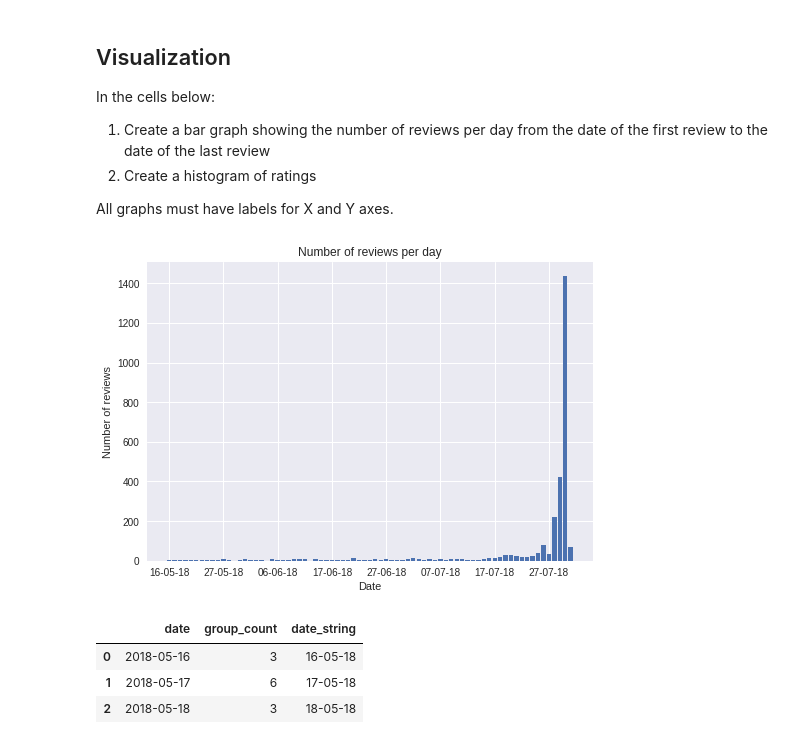
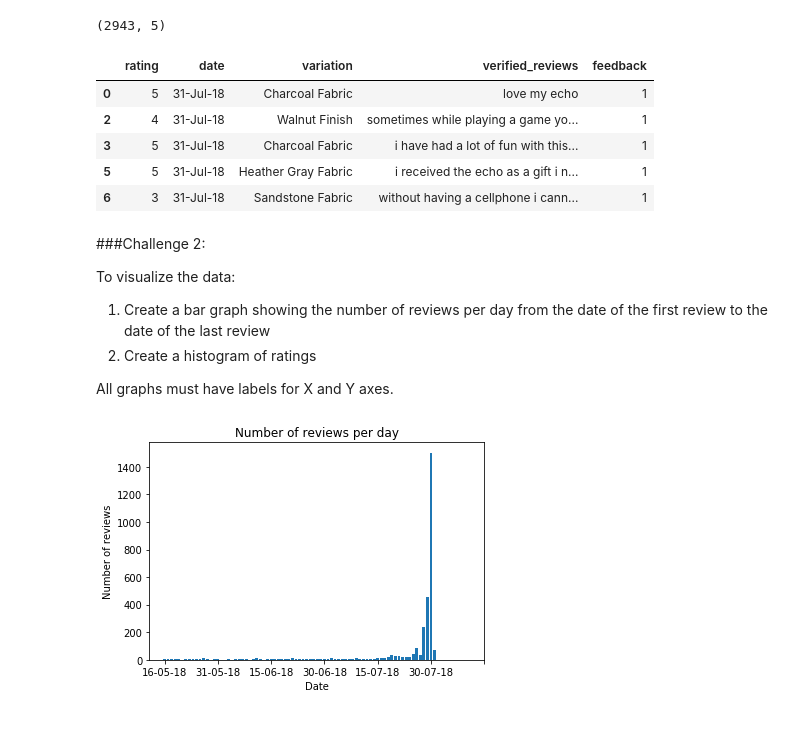
Before and after one commit to CeeThinwa/Python-Data-Science-Notebooks, a Jupyter notebook: Amazon_Alexa_Challenge.ipynb, the cells around one changed output. Cells and saved outputs as stored; diff of their text form; code cells hidden in the pictures.

```diff
--- a/Amazon_Alexa_Challenge.ipynb
+++ b/Amazon_Alexa_Challenge.ipynb
@@ -101,39 +93,57 @@ AlexaReviews.head(10)
+# %%
+# Make the reviews lowercase
+AlexaReviews['verified_reviews'] = AlexaReviews['verified_reviews'].str.lower()
+
+# Remove all punctuation
+AlexaReviews['verified_reviews'] = AlexaReviews['verified_reviews'].str.replace('[^\w\s]', '')
+
+# Remove all strings that are either "love it!" or "love it"
+AlexaReviews = AlexaReviews[AlexaReviews['verified_reviews'] != ' ']
+AlexaReviews = AlexaReviews[AlexaReviews['verified_reviews'] != 'love it']
+AlexaReviews = AlexaReviews[AlexaReviews['verified_reviews'] != 'loved it']
+
+print(AlexaReviews.shape)
+AlexaReviews.head(5)
+# %% [output]
+(2943, 5)
+|  | rating | date | variation | verified_reviews | feedback |
+| 0 | 5 | 31-Jul-18 | Charcoal Fabric | love my echo | 1 |
+| 2 | 4 | 31-Jul-18 | Walnut Finish | sometimes while playing a game yo... | 1 |
+| 3 | 5 | 31-Jul-18 | Charcoal Fabric | i have had a lot of fun with this... | 1 |
+| 5 | 5 | 31-Jul-18 | Heather Gray Fabric | i received the echo as a gift i n... | 1 |
+| 6 | 3 | 31-Jul-18 | Sandstone Fabric | without having a cellphone i cann... | 1 |
 # %% [markdown]
-## Visualization
+###Challenge 2:
 
-In the cells below:
+To visualize the data:
+
 1.   Create a bar graph showing the number of reviews per day from the date of the first review to the date of the last review
 2.   Create a histogram of ratings
 
 All graphs must have labels for X and Y axes.
 # %%
-# Create a bar graph showing the number of reviews per day from the date of the first review to the date of the last review
-#So what we do is first group the data by the date column
+# Change the format of the date column to date-time
+AlexaReviews['date'] = pd.to_datetime(AlexaReviews['date'])
+
+# Group the data by the date column
 grouped_df = AlexaReviews.groupby(['date'])
-#then create a new dataframe of these grouped values
+
+# then create a new dataframe of these grouped values
 GroupCount = pd.DataFrame(grouped_df.size().reset_index(name = 'group_count'))
 
-#Now we can start to create our graph!
-#First we convert the date-time values to strings; I created a new series to easily track my changes
-GroupCount['date_string'] = GroupCount['date'].dt.strftime('%d-%m-%y')
-#then we can use the code below to create a graph of our values:
-plt.bar(GroupCount['date_string'], GroupCount['group_count'])
+# Change back the format of the date column to string
+GroupCount['date'] = GroupCount['date'].dt.strftime('%d-%m-%y')
+
+# Create a graph of our values:
+plt.bar(GroupCount['date'], GroupCount['group_count'])
 plt.xlabel('Date')
-plt.xticks(np.arange(0, 80, step = 10))
+plt.xticks(np.arange(0, 100, step = 15))
 plt.ylabel('Number of reviews')
 plt.title('Number of reviews per day')
 
-#There you have it! All that's left now is to display our graph
-#and the head of our table, so as to verify that the date values match
 plt.show()
-print(' ')
-GroupCount.head(3)
 # %% [output]
-[figure, old version]
+[figure, new version]
-|  | date | group_count | date_string |
-| 0 | 2018-05-16 | 3 | 16-05-18 |
-| 1 | 2018-05-17 | 6 | 17-05-18 |
-| 2 | 2018-05-18 | 3 | 18-05-18 |
 # %%
 # Create a histogram of ratings
 plt.hist(AlexaReviews['rating'], bins = 5)
```
Also changed, not shown: parts of 24 cells of this notebook.
